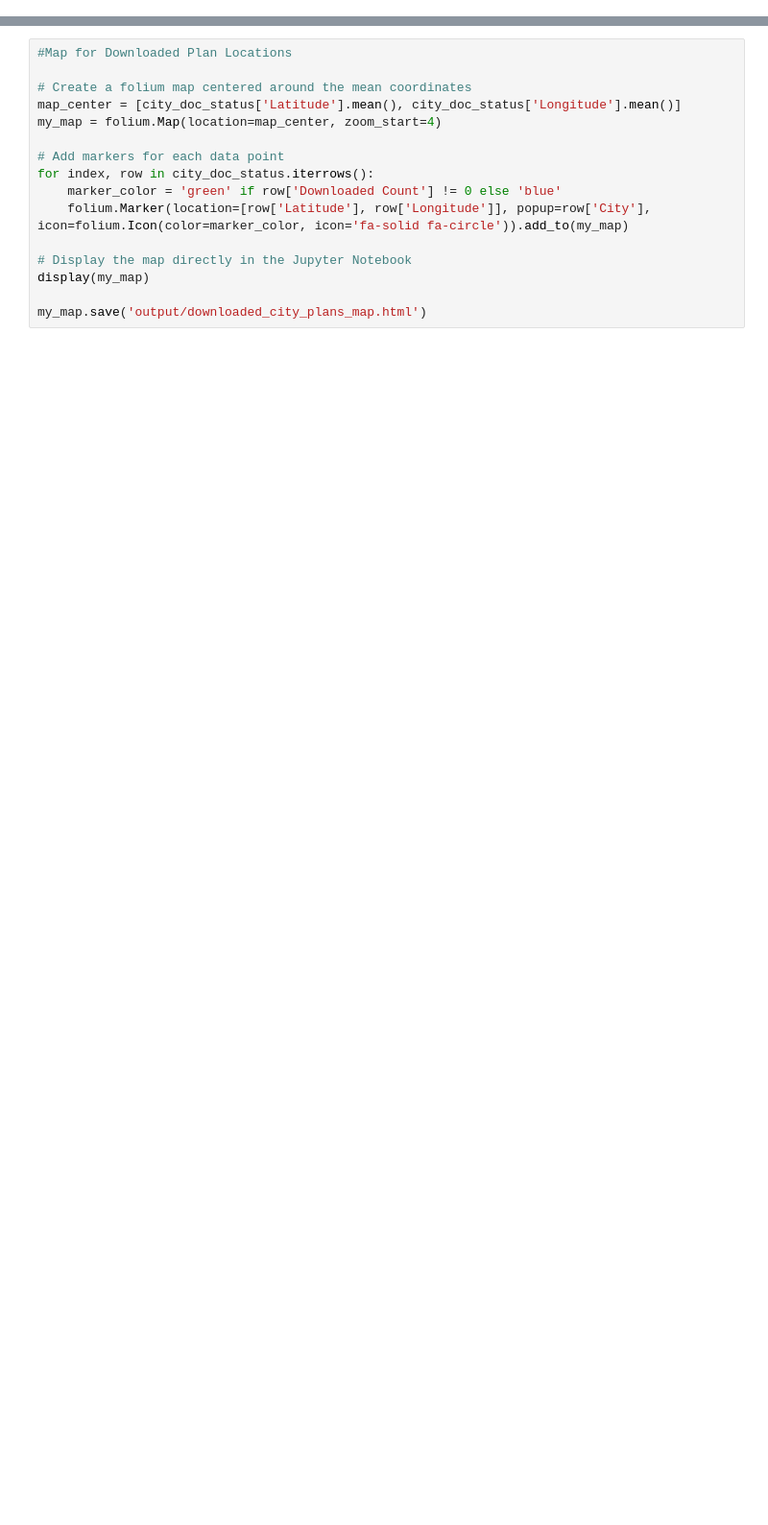
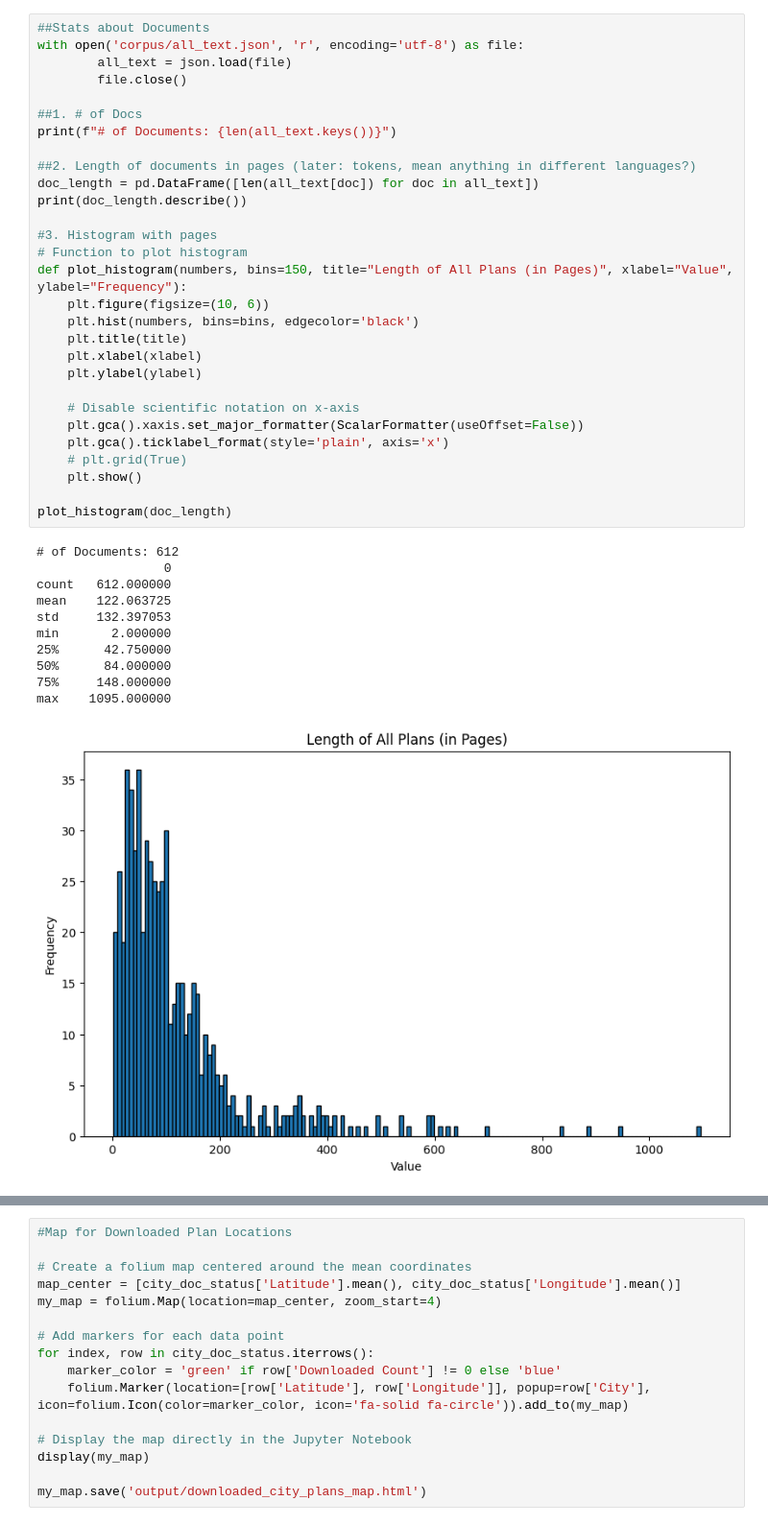
Before and after one commit to sruti/urban-adaptation-nlp, a Jupyter notebook: plan_stats.ipynb, the cells around one changed output, grey strips where cells are left out. Shown at 96% size. Saved outputs shown, nothing was run; the diff lists cells and outputs as text; blank space fills up the shorter version.

Commit message:
Add code for descriptive stats, cleaning.

```diff
--- a/plan_stats.ipynb
+++ b/plan_stats.ipynb
@@ -12,0 +14,41 @@ plans
+# %%
+##Stats about Documents
+with open('corpus/all_text.json', 'r', encoding='utf-8') as file:
+        all_text = json.load(file)
+        file.close()
+
+##1. # of Docs
+print(f"# of Documents: {len(all_text.keys())}")
+
+##2. Length of documents in pages (later: tokens, mean anything in different languages?)
+doc_length = pd.DataFrame([len(all_text[doc]) for doc in all_text])
+print(doc_length.describe())
+
+#3. Histogram with pages
+# Function to plot histogram
+def plot_histogram(numbers, bins=150, title="Length of All Plans (in Pages)", xlabel="Value", ylabel="Frequency"):
+    plt.figure(figsize=(10, 6))
+    plt.hist(numbers, bins=bins, edgecolor='black')
+    plt.title(title)
+    plt.xlabel(xlabel)
+    plt.ylabel(ylabel)
+
+    # Disable scientific notation on x-axis
+    plt.gca().xaxis.set_major_formatter(ScalarFormatter(useOffset=False))
+    plt.gca().ticklabel_format(style='plain', axis='x')
+    # plt.grid(True)
+    plt.show()
+
+plot_histogram(doc_length)
+# %% [output]
+# of Documents: 612
+                 0
+count   612.000000
+mean    122.063725
+std     132.397053
+min       2.000000
+25%      42.750000
+50%      84.000000
+75%     148.000000
+max    1095.000000
+[figure, added]
```
Also changed, not shown: parts of 28 cells of this notebook, 2 other files.
